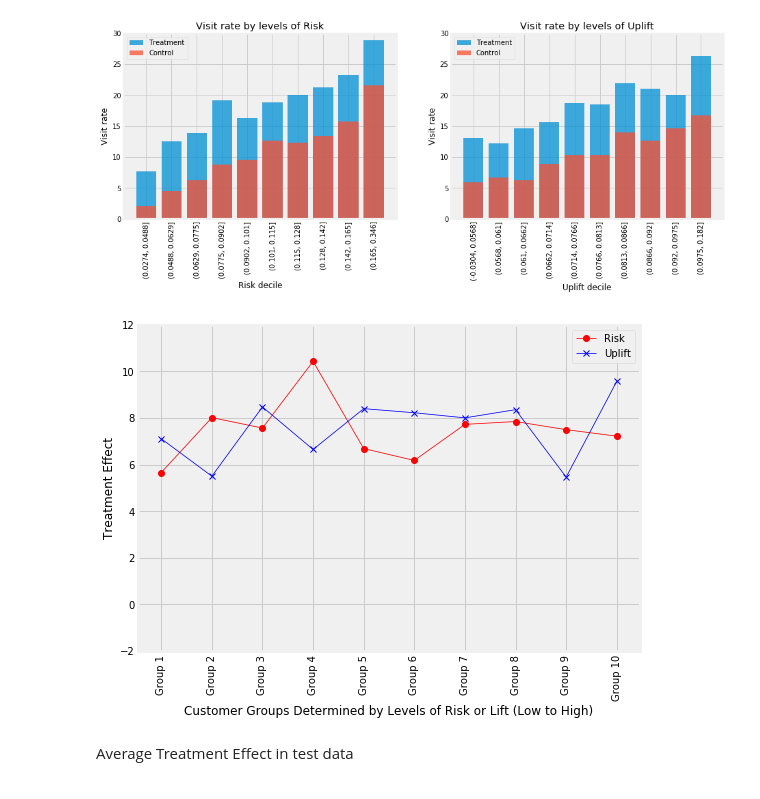
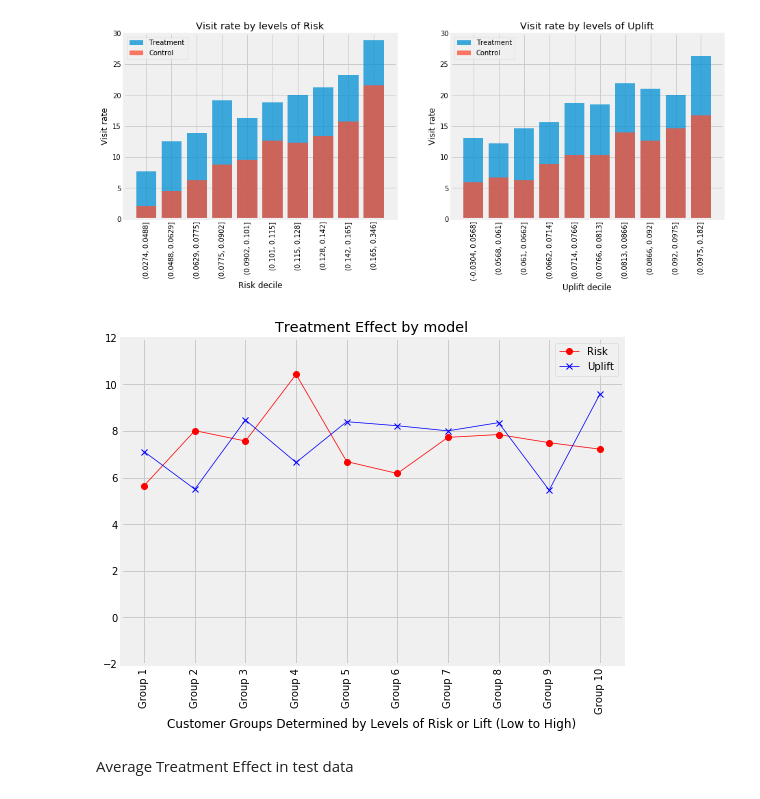
Before and after one commit to W-Tran/uplift-modelling, a Jupyter notebook: Uplift_Modelling.ipynb, the cells around one changed output. Drawn from its saved outputs; the diff is of its cells as text; code cells hidden in the pictures.

```diff
--- a/Uplift_Modelling.ipynb
+++ b/Uplift_Modelling.ipynb
@@ -789,20 +789,20 @@ ax2.set_ylim(0,30);
 # %%
 group_labels = ['Group ' + str(group) for group in list(range(1,11))]
 risk_te = compute_treatment_effect(results_df)
 risk_te['group'] = group_labels
 uplift_te = compute_treatment_effect(results_df, for_risk=False)
 uplift_te['group'] = group_labels
 
 plt.figure(figsize=(8,6))
 plt.plot(risk_te.group.values, risk_te.Treatment_Effect.values, 'ro-', linewidth=0.75, label='Risk')
 plt.plot(uplift_te.group.values, uplift_te.Treatment_Effect.values, 'bx-', linewidth=0.75, label='Uplift')
 plt.ylim(-2,12)
 plt.xticks(rotation='vertical')
 plt.xlabel("Customer Groups Determined by Levels of Risk or Lift (Low to High)")
 plt.legend()
-plt.ylabel("Treatment Effect");
+plt.title("Treatment Effect by model");
 # %% [output]
-[figure, old version]
+[figure, new version]
 # %%
 risk_impact_df, _, _ = compute_impact(results_df, for_risk=True)
 uplift_impact_df, _, _ = compute_impact(results_df, for_risk=False)
```
Also changed, not shown: parts of 3 cells of this notebook.
